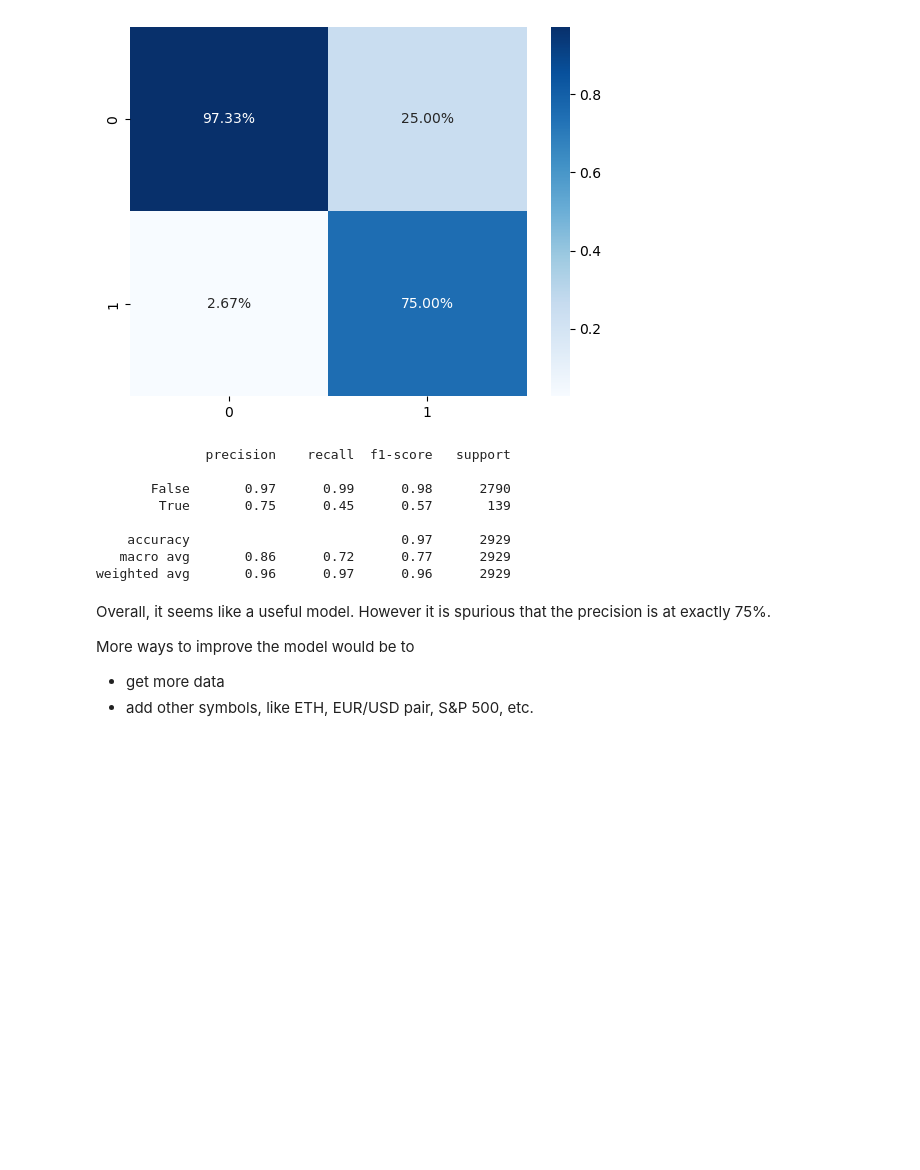
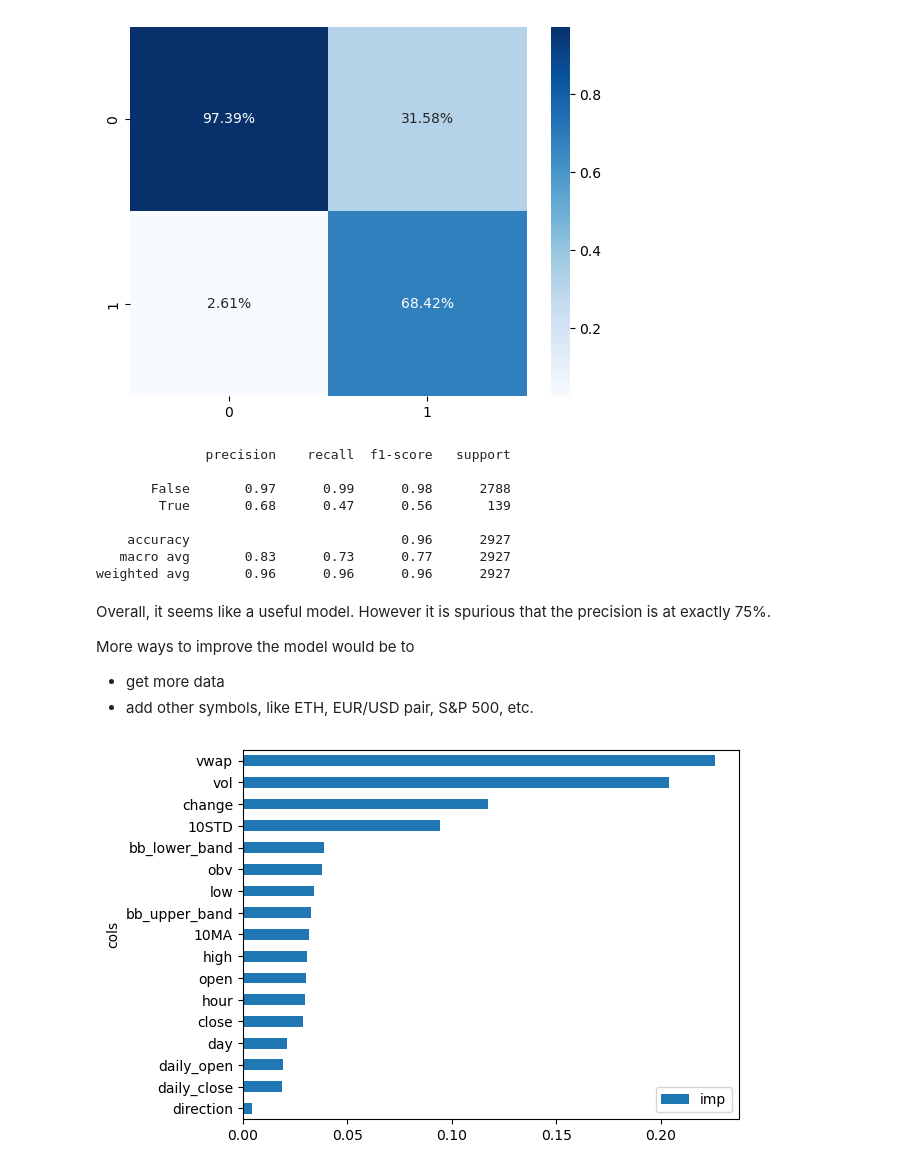
Before and after one commit to georghoeller/fastbook, a Jupyter notebook: my-stuff/lesson5-random-forests/ch9-tabular-trees.ipynb, the cells around one changed output. Drawn from its saved outputs; the diff is of its cells as text; code cells hidden in the pictures; blank space fills up the shorter version.

Commit message:
add feature importance

```diff
--- a/my-stuff/lesson5-random-forests/ch9-tabular-trees.ipynb
+++ b/my-stuff/lesson5-random-forests/ch9-tabular-trees.ipynb
@@ -160,6 +160,7 @@ cols = ['open', 'high', 'low', 'close', 'vol', 'day', 'hour', '10MA',
        '10STD', 'vwap', 'bb_upper_band', 'bb_lower_band', 'daily_open',
        'daily_close', 'change', 'direction', 'obv']
 
+df = df.dropna()
 X,y = df[cols],df["y_bb"]
 
 # do the train test splitting
@@ -195,15 +196,19 @@ print(classification_report(y_test, y_pred_test))
 # %% [output]
               precision    recall  f1-score   support
 
-       False       0.97      0.99      0.98      2790
-        True       0.75      0.45      0.57       139
+       False       0.97      0.99      0.98      2788
+        True       0.68      0.47      0.56       139
 
-    accuracy                           0.97      2929
-   macro avg       0.86      0.72      0.77      2929
-weighted avg       0.96      0.97      0.96      2929
+    accuracy                           0.96      2927
+   macro avg       0.83      0.73      0.77      2927
+weighted avg       0.96      0.96      0.96      2927
 # %% [markdown]
 Overall, it seems like a useful model. However it is spurious that the precision is at exactly 75%.
 
 More ways to improve the model would be to
 - get more data
 - add other symbols, like ETH, EUR/USD pair, S&P 500, etc.
+# %%
+pd.DataFrame(dict(cols=X_train.columns, imp=forest.feature_importances_)).sort_values(by=['imp']).plot('cols', 'imp', 'barh');
+# %% [output]
+[figure, added]
```
Also changed, not shown: parts of 2 cells of this notebook.
